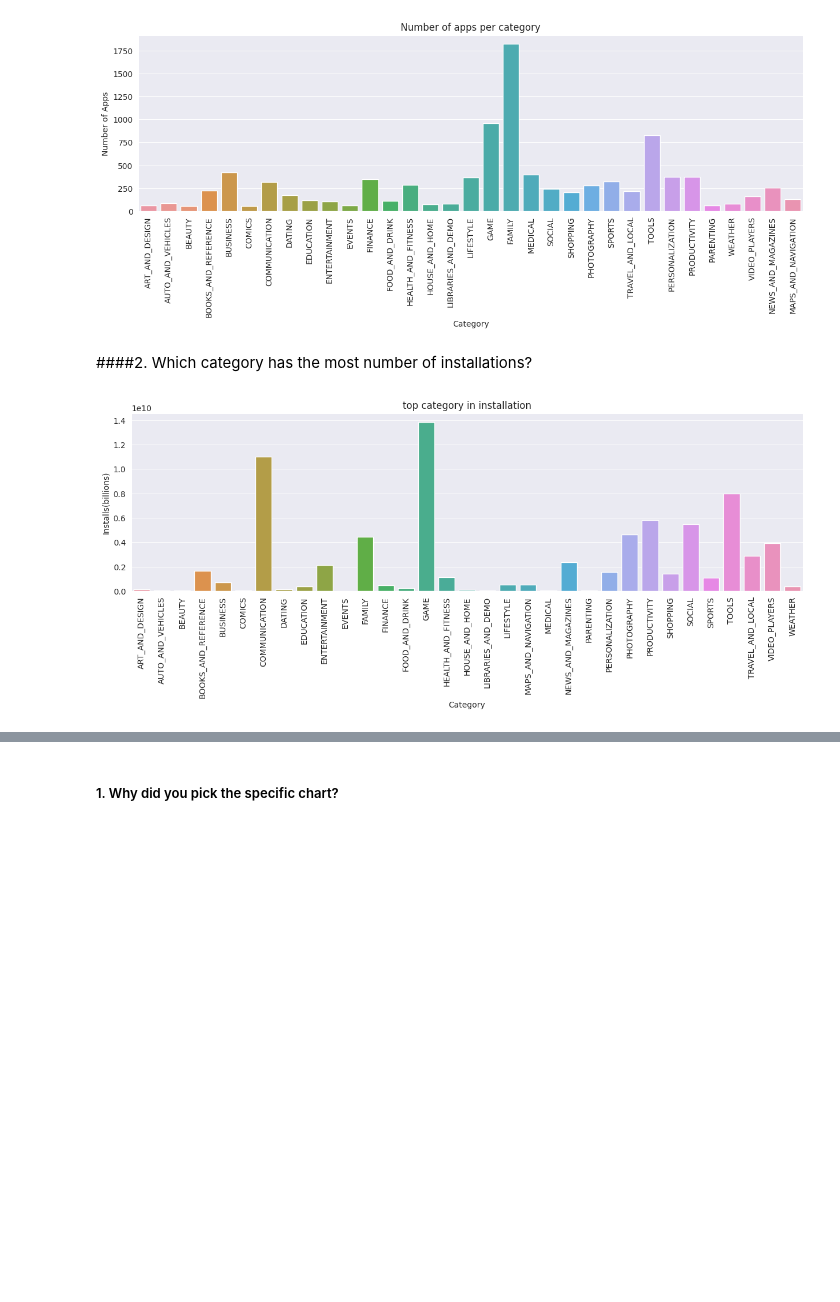
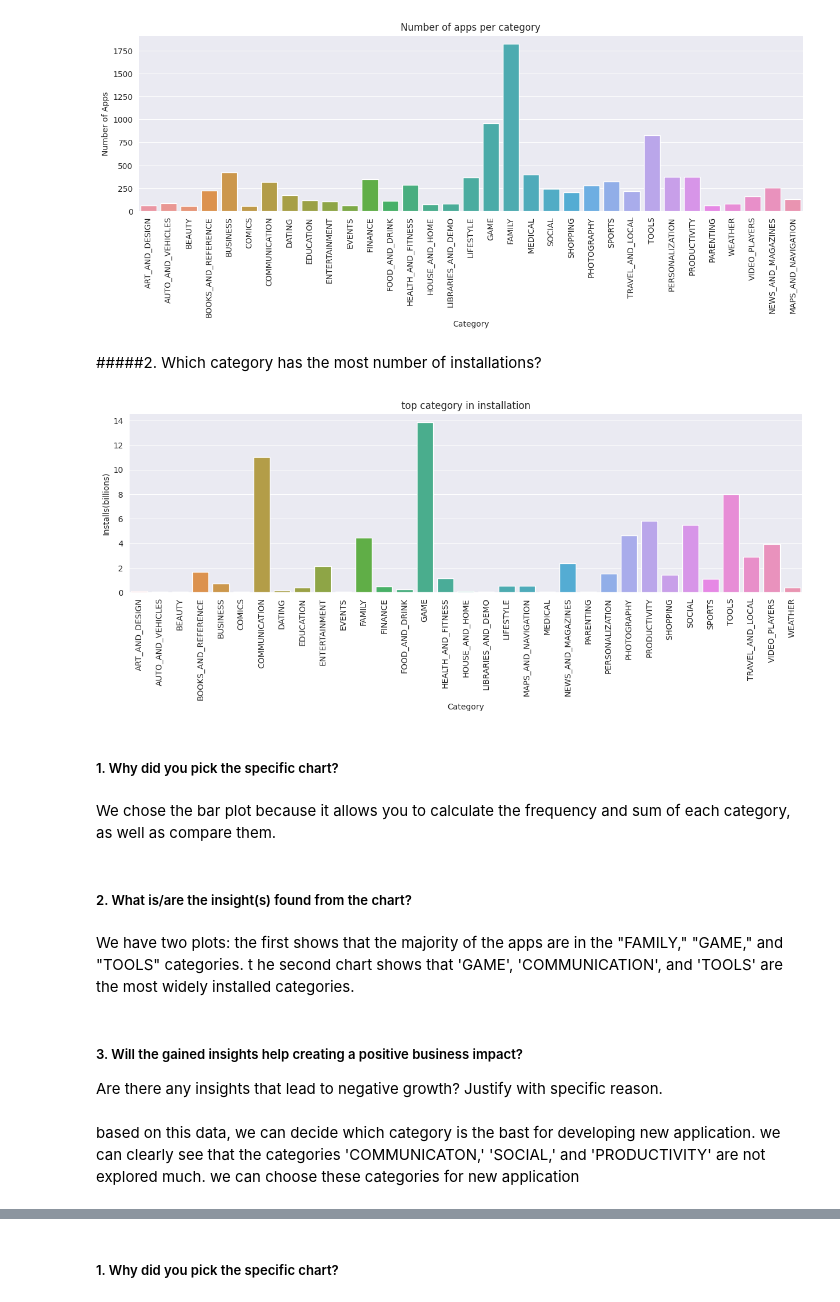
Before and after one commit to Vijaysiraw/Play_store_EDA_project, a Jupyter notebook: Play_Store_Project.ipynb, the cells around one changed output, grey strips where cells are left out. Drawn from its saved outputs; the diff is of its cells as text; code cells hidden in the pictures; blank space fills up the shorter version.

Commit message:
Data Vizualization -2

```diff
--- a/Play_Store_Project.ipynb
+++ b/Play_Store_Project.ipynb
@@ -673,17 +673,31 @@ plt.show()
 # %% [output]
 [figure]
 # %% [markdown]
-####2. Which category has the most number of installations?
+#####2. Which category has the most number of installations?
 # %%
 #Number of installation in each category
-installs_category=round((df.groupby(['Category'])['Installs'].sum()).reset_index(),2)
+installs_category=round((df.groupby(['Category'])['Installs'].sum()/1000000000).reset_index(),2)
 # %%
 #numbers of downloads in each category
+plt=reload(plt)
 plt.figure(figsize=(15,4))
 sns.barplot(x='Category',y='Installs',data=installs_category)
 plt.title('top category in installation')
 plt.xticks(rotation=90)
 plt.ylabel('Installs(billions)')
 plt.show()
 # %% [output]
-[figure, old version]
+[figure, new version]
+# %% [markdown]
+##### 1. Why did you pick the specific chart?
+# %% [markdown]
+We chose the bar plot because it allows you to calculate the frequency and sum of each category, as well as compare them.
+# %% [markdown]
+##### 2. What is/are the insight(s) found from the chart?
+# %% [markdown]
+We have two plots: the first shows that the majority of the apps are in the "FAMILY," "GAME," and "TOOLS" categories. t he second chart shows that 'GAME', 'COMMUNICATION', and 'TOOLS' are the most widely installed categories.
+# %% [markdown]
+##### 3. Will the gained insights help creating a positive business impact?
+Are there any insights that lead to negative growth? Justify with specific reason.
+# %% [markdown]
+based on this data,  we can decide which category is the bast for developing new application. we can clearly see that the categories 'COMMUNICATON,' 'SOCIAL,' and 'PRODUCTIVITY' are not explored much. we can choose these categories for new application
```
Also changed, not shown: parts of 31 cells of this notebook.
